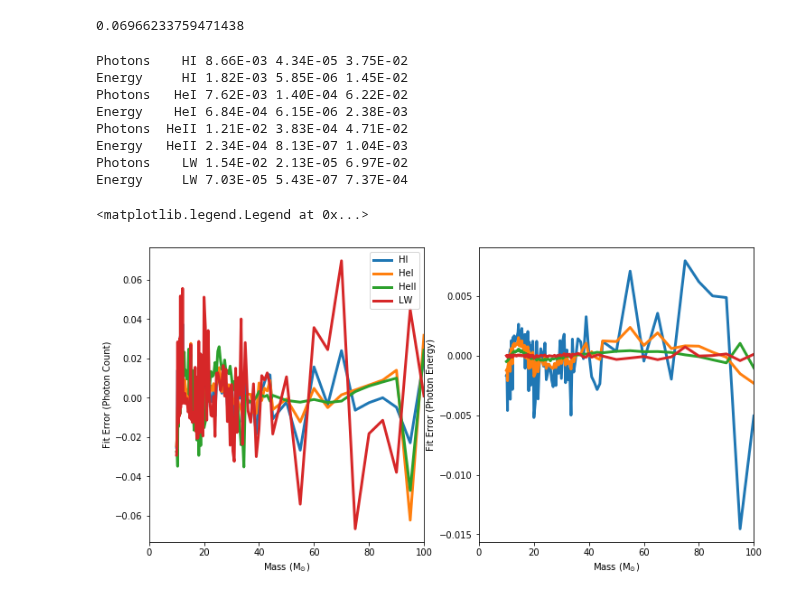
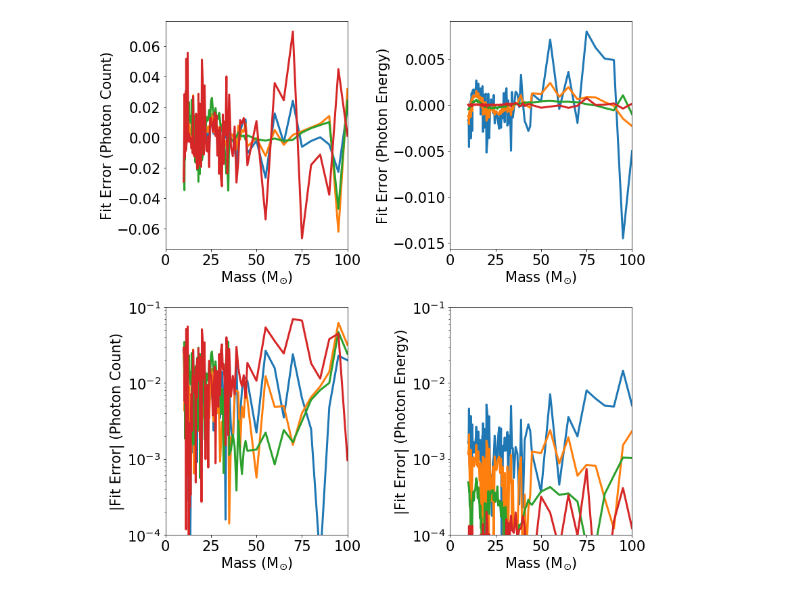
Before and after one commit to aemerick/galaxy_analysis, a Jupyter notebook: physics_data/Heger_Woosley_2010/Heger_woosley_radiation_fits.ipynb, the cells around one changed output. Cells and saved outputs as stored; diff of their text form; code cells hidden in the pictures.

Commit message:
Updates to routines and including finalized fits for all bands. Bugfixes in output. Documentation and comments.

```diff
--- a/physics_data/Heger_Woosley_2010/Heger_woosley_radiation_fits.ipynb
+++ b/physics_data/Heger_Woosley_2010/Heger_woosley_radiation_fits.ipynb
@@ -13,7 +26,7 @@ from scipy.optimize import curve_fit
 
 
 #
-# load up the ionization data from HW 2010
+# load up the ionization data from HW 2010. This is split between two tables
 #
 ionization_data = np.genfromtxt('HW2010_table1_ionization_rates_energy.dat',
                                 skip_header=5,
@@ -25,6 +38,20 @@ ionization_data = np.genfromtxt('HW2010_table1_ionization_rates_energy.dat',
                                        ]
                                )
 
-colors = { 'HI' : 'C0', 'HeI' : 'C1', 'HeII' : 'C2', 'LW' : 'C3'}
+colors = { 'HI' : 'C0', 'HeI' : 'C1', 'HeII' : 'C2', 'LW' : 'C3', "IR" : "C4", "FUV":"C5"}
+
+
+#
+# This table contains the binned photon counts needed to compute the IR and FUV
+#
+binned_photon_data = np.genfromtxt("HW2010_table2_photon_bins.dat", skip_header=5,
+                                   dtype = [('mass','f8'),
+                                             ('bin1','f8'),
+                                             ('bin2','f8'),
+                                             ('bin3','f8'),
+                                             ('bin4','f8'),('bin5','f8'),('bin6','f8'),
+                                             ('bin7','f8'),('bin8','f8')])
+
+band_bins = {'IR' : 'bin1', 'FUV' : 'bin2'}
 # %%
 # from pop3_properties.F in Enzo
@@ -584,50 +651,70 @@ ax[0].plot([8.0,8.0],ax[0].get_ylim(),lw=1,color='black',ls='--')
-# %%
-all_fits['N_LW'].maxerror
-# %% [output]
-0.06966233759471438
 # %%
 
-fig,ax = plt.subplots(1,2)
-fig.set_size_inches(12,6)
+fig, all_ax = plt.subplots(2,2)
+fig.set_size_inches(12,12)
 
+ax = all_ax[0]
 
 for radtype in ['HI','HeI','HeII','LW']:
 
     fit = all_fits['N_'+radtype]
 
-    print("Photons %5s %5.2E %5.2E %5.2E"%(radtype, np.average(fit.abserror), np.min(fit.abserror), np.max(fit.abserror)))
+    #print("Photons %5s %5.2E %5.2E %5.2E"%(radtype, np.average(fit.abserror), np.min(fit.abserror), np.max(fit.abserror)))
 
     ax[0].plot(ionization_data['mass'],
                fit.error, lw = 3,
                color = colors[radtype], label = radtype)
 
     fit = all_fits['E_'+radtype]
 
-    print("Energy  %5s %5.2E %5.2E %5.2E"%(radtype, np.average(fit.abserror), np.min(fit.abserror), np.max(fit.abserror)))
+    #print("Energy  %5s %5.2E %5.2E %5.2E"%(radtype, np.average(fit.abserror), np.min(fit.abserror), np.max(fit.abserror)))
 
     ax[1].plot(ionization_data['mass'], fit.error, lw = 3,
                color = colors[radtype])
 
 xlim=(0.0,100.0)
 ax[0].set_xlabel(r'Mass (M$_{\odot}$)'); ax[0].set_xlim(xlim)
 ax[1].set_xlabel(r'Mass (M$_{\odot}$)'); ax[1].set_xlim(xlim)
 
 
 ax[0].set_ylabel(r'Fit Error (Photon Count)')
 ax[1].set_ylabel(r'Fit Error (Photon Energy)')
 
 
-ax[0].legend(loc='best')
+ax = all_ax[1]
+
+for radtype in ['HI','HeI','HeII','LW']:
+
+    fit = all_fits['N_'+radtype]
+
+    #print("Photons %5s %5.2E %5.2E %5.2E"%(radtype, np.average(fit.abserror), np.min(fit.abserror), np.max(fit.abserror)))
+
+    ax[0].plot(ionization_data['mass'],
+               fit.abserror, lw = 3,
+               color = colors[radtype], label = radtype)
+
+    fit = all_fits['E_'+radtype]
+
+    #print("Energy  %5s %5.2E %5.2E %5.2E"%(radtype, np.average(fit.abserror), np.min(fit.abserror), np.max(fit.abserror)))
+
+    ax[1].plot(ionization_data['mass'], fit.abserror, lw = 3,
+               color = colors[radtype])
+
+xlim=(0.0,100.0)
+ax[0].set_xlabel(r'Mass (M$_{\odot}$)'); ax[0].set_xlim(xlim)
+ax[1].set_xlabel(r'Mass (M$_{\odot}$)'); ax[1].set_xlim(xlim)
+
+
+ax[0].set_ylabel(r'|Fit Error| (Photon Count)')
+ax[1].set_ylabel(r'|Fit Error| (Photon Energy)')
+ax[0].set_ylim(0.0001,0.1)
+ax[1].set_ylim(ax[0].get_ylim())
+ax[0].semilogy()
+ax[1].semilogy()
+
+#ax[0].legend(loc='best')
 
 #ax[0].semilogy()
+plt.tight_layout()
 # %% [output]
-Photons    HI 8.66E-03 4.34E-05 3.75E-02
-Energy     HI 1.82E-03 5.85E-06 1.45E-02
-Photons   HeI 7.62E-03 1.40E-04 6.22E-02
-Energy    HeI 6.84E-04 6.15E-06 2.38E-03
-Photons  HeII 1.21E-02 3.83E-04 4.71E-02
-Energy   HeII 2.34E-04 8.13E-07 1.04E-03
-Photons    LW 1.54E-02 2.13E-05 6.97E-02
-Energy     LW 7.03E-05 5.43E-07 7.37E-04
-<matplotlib.legend.Legend at 0x...>
-[figure, old version]
+[figure, new version]
```
Also changed, not shown: parts of 13 cells of this notebook.
